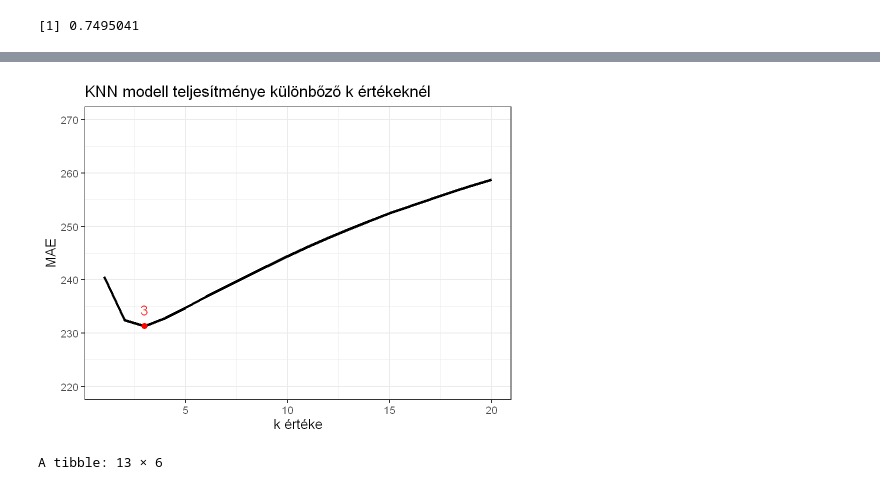
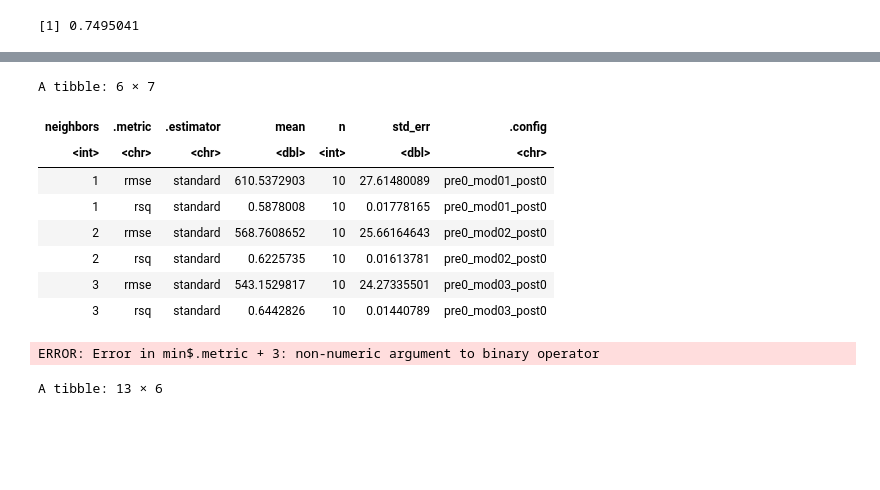
Before and after one commit to N0-0BIE/EX9BLV_ABTG, a Jupyter notebook: code/project.ipynb, the cells around one changed output, grey strips where cells are left out. Saved outputs shown, nothing was run; the diff lists cells and outputs as text; code cells hidden in the pictures; blank space fills up the shorter version.

```diff
--- a/code/project.ipynb
+++ b/code/project.ipynb
@@ -637,20 +608,41 @@ for (i in 1:20) {
+# %%
+# KNN modell 2
+
+knn_tune %>%
+collect_metrics() %>%
+head()
+# %% [output]
+A tibble: 6 × 7
+| neighbors | .metric | .estimator | mean | n | std_err | .config |
+| <int> | <chr> | <chr> | <dbl> | <int> | <dbl> | <chr> |
+| 1 | rmse | standard | 610.5372903 | 10 | 27.61480089 | pre0_mod01_post0 |
+| 1 | rsq | standard | 0.5878008 | 10 | 0.01778165 | pre0_mod01_post0 |
+| 2 | rmse | standard | 568.7608652 | 10 | 25.66164643 | pre0_mod02_post0 |
+| 2 | rsq | standard | 0.6225735 | 10 | 0.01613781 | pre0_mod02_post0 |
+| 3 | rmse | standard | 543.1529817 | 10 | 24.27335501 | pre0_mod03_post0 |
+| 3 | rsq | standard | 0.6442826 | 10 | 0.01440789 | pre0_mod03_post0 |
 # %%
 # KNN modell 2
 
+knn_preds = knn_tune %>%
+collect_metrics() %>%
+filter(.metric=='rmse')
+
+
 min = knn_preds %>%
-arrange(mae) %>%
+arrange(.metric) %>%
 head(1)
 
 # Paraméter tuning eredményének kiértékelése
 knn_preds %>%
 ggplot() +
-geom_line(aes(x = k_value, y = mae), linewidth = 1.5) +
-annotate("point", x = min$k_value, y = min$mae, colour = "red", size = 3) +
-annotate("text", x = min$k_value, y = min$mae+3, colour = "red", size = 6, label = min$k_value) +
-coord_cartesian(ylim=c(220,270)) +
+geom_line(aes(x = neighbors, y = .metric), linewidth = 1.5) +
+annotate("point", x = min$neighbors, y = min$.metric, colour = "red", size = 3) +
+annotate("text", x = min$neighbors, y = min$.metric+3, colour = "red", size = 6, label = min$neighbors) +
+#coord_cartesian(ylim=c(220,270)) +
 xlab("k értéke") +
 ylab("MAE") +
 ggtitle("KNN modell teljesítménye különbőző k értékeknél") +
 theme_bw(base_size = 16)
 # %% [output]
-[figure, removed]
+ERROR: Error in min$.metric + 3: non-numeric argument to binary operator
```
Also changed, not shown: parts of 6 cells of this notebook.
